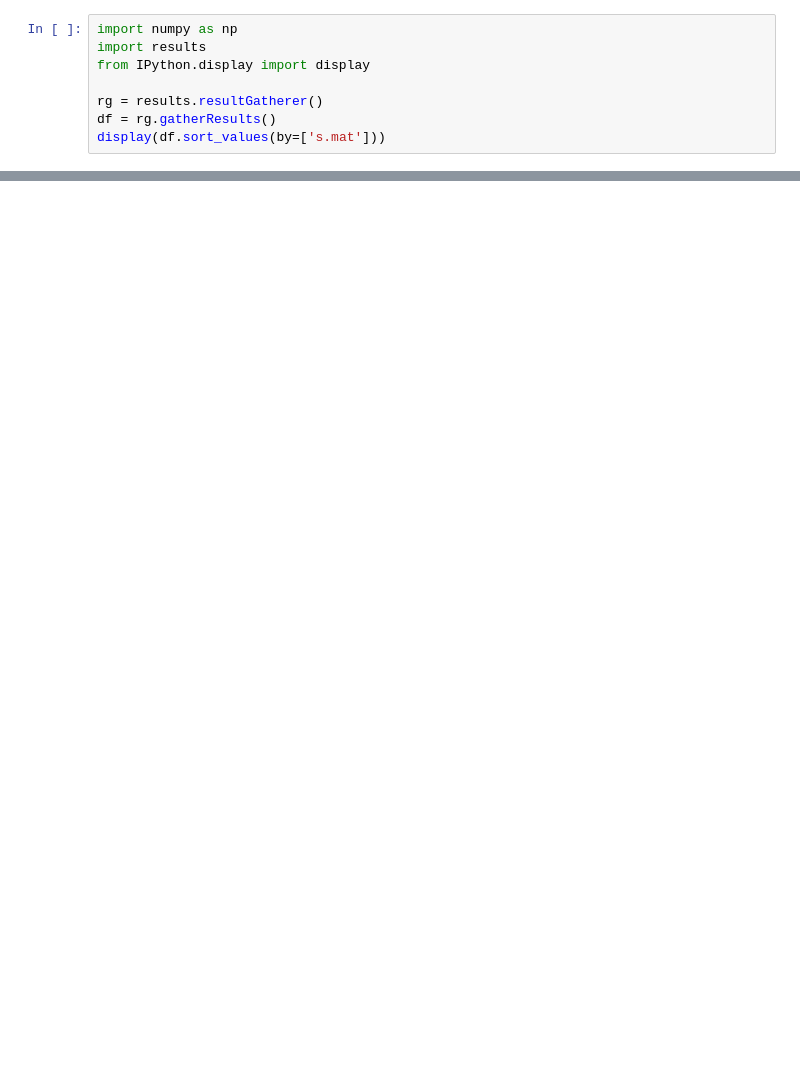
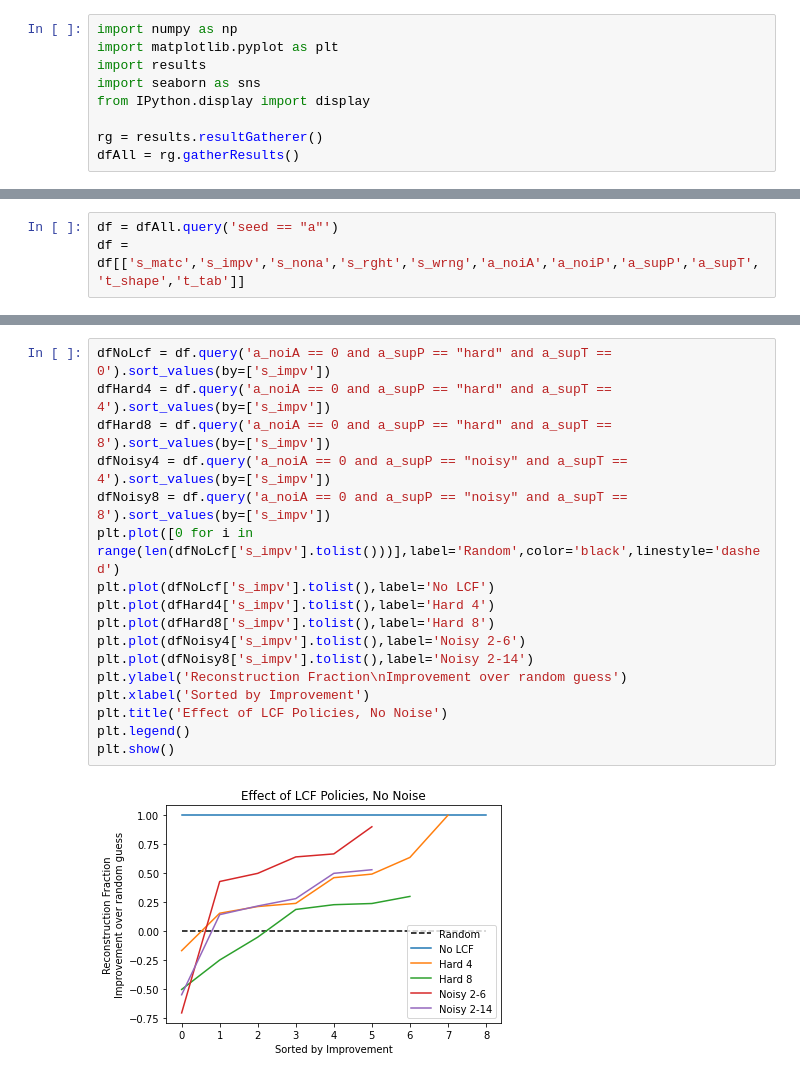
Before and after one commit to iaBIH/attacker, a Jupyter notebook: linearReconstruction/view.ipynb, the cells around one changed output, grey strips where cells are left out. Drawn from its saved outputs; the diff is of its cells as text; blank space fills up the shorter version.

```diff
--- a/linearReconstruction/view.ipynb
+++ b/linearReconstruction/view.ipynb
@@ -5,8 +5,9 @@ Let's start by looking at all the data
 # %%
 import numpy as np
+import matplotlib.pyplot as plt
 import results
+import seaborn as sns
 from IPython.display import display
 
 rg = results.resultGatherer()
-df = rg.gatherResults()
-display(df.sort_values(by=['s.mat']))
+dfAll = rg.gatherResults()
@@ -30,0 +28,3 @@ display(df.sort_values(by=['s.mat']))
+# %%
+df = dfAll.query('seed == "a"')
+df = df[['s_matc','s_impv','s_nona','s_rght','s_wrng','a_noiA','a_noiP','a_supP','a_supT','t_shape','t_tab']]
@@ -30,0 +52,19 @@ display(df.sort_values(by=['s.mat']))
+# %%
+dfNoLcf = df.query('a_noiA == 0 and a_supP == "hard" and a_supT == 0').sort_values(by=['s_impv'])
+dfHard4 = df.query('a_noiA == 0 and a_supP == "hard" and a_supT == 4').sort_values(by=['s_impv'])
+dfHard8 = df.query('a_noiA == 0 and a_supP == "hard" and a_supT == 8').sort_values(by=['s_impv'])
+dfNoisy4 = df.query('a_noiA == 0 and a_supP == "noisy" and a_supT == 4').sort_values(by=['s_impv'])
+dfNoisy8 = df.query('a_noiA == 0 and a_supP == "noisy" and a_supT == 8').sort_values(by=['s_impv'])
+plt.plot([0 for i in range(len(dfNoLcf['s_impv'].tolist()))],label='Random',color='black',linestyle='dashed')
+plt.plot(dfNoLcf['s_impv'].tolist(),label='No LCF')
+plt.plot(dfHard4['s_impv'].tolist(),label='Hard 4')
+plt.plot(dfHard8['s_impv'].tolist(),label='Hard 8')
+plt.plot(dfNoisy4['s_impv'].tolist(),label='Noisy 2-6')
+plt.plot(dfNoisy8['s_impv'].tolist(),label='Noisy 2-14')
+plt.ylabel('Reconstruction Fraction\nImprovement over random guess')
+plt.xlabel('Sorted by Improvement')
+plt.title('Effect of LCF Policies, No Noise')
+plt.legend()
+plt.show()
+# %% [output]
+[figure, added]
```
Also changed, not shown: parts of 17 cells of this notebook, 5 other files.
